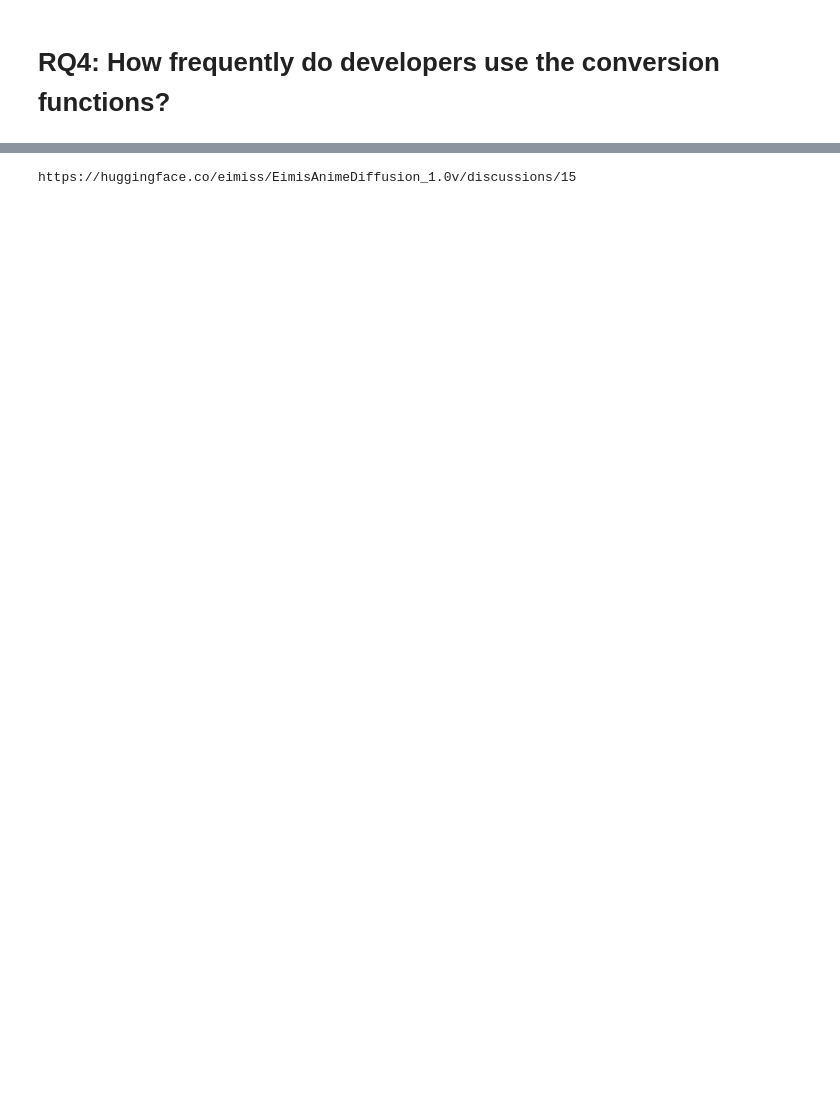
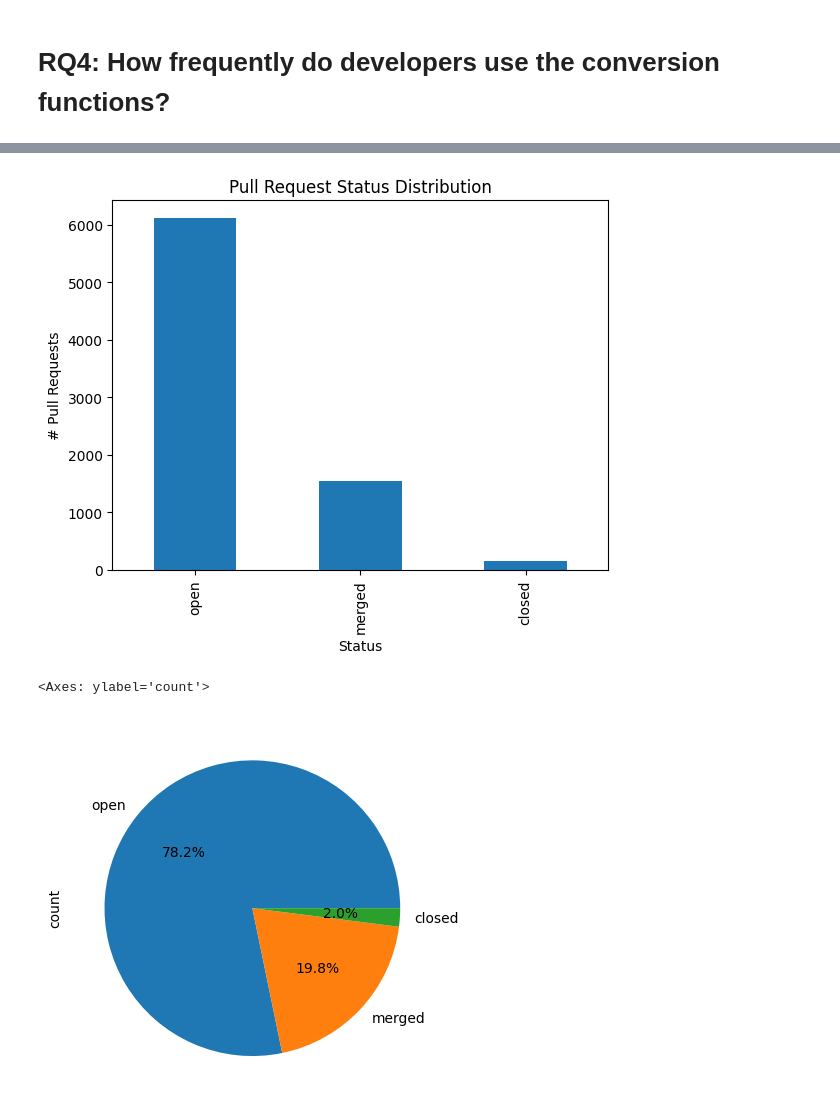
Before and after one commit to s2e-lab/model-evolution, a Jupyter notebook: scripts/notebooks/rq4_analysis.ipynb, the cells around one changed output, grey strips where cells are left out. Saved outputs shown, nothing was run; the diff lists cells and outputs as text; code cells hidden in the pictures; blank space fills up the shorter version.

```diff
--- a/scripts/notebooks/rq4_analysis.ipynb
+++ b/scripts/notebooks/rq4_analysis.ipynb
@@ -47,26 +67,19 @@ all_events
-# %%
-import requests
-# iterate over dataframe for empty status changes
-for index, row in tqdm(df.iterrows(), total=len(df)):
-    status_changes = row['status_changes']
-    if not status_changes:
-        # make an HTTP request to check if there is a merge conflict
-        pr_url = row['pr_url']
-        response = requests.get(pr_url)
-        if response.status_code == 200:
-            # check if merge conflict
-            if 'conflict' in response.text:
-                df.at[index, 'status_changes'] = 'CONFLICT'
-                print(pr_url)
-                break
-            # else:
-            #     df.at[index, 'status_changes'] = 'UNKNOWN'
-# %% [output]
-https://huggingface.co/eimiss/EimisAnimeDiffusion_1.0v/discussions/15
 # %%
 
 import matplotlib.pyplot as plt
 
-# POlot the distribution of status changes only for those with status changes
-df.value_counts().plot(kind='bar')
+# Plot the status distribution
+status_distribution = df['status'].value_counts()
+status_distribution.plot(kind='bar')
+# Add title and labels
+plt.title('Pull Request Status Distribution')
+plt.xlabel('Status')
+plt.ylabel('# Pull Requests')
 plt.show()
+
+# show pie chart
+status_distribution.plot.pie(autopct='%1.1f%%')
+# %% [output]
+[figure, added]
+<Axes: ylabel='count'>
+[figure, added]
```
Also changed, not shown: parts of 2 cells of this notebook, 5 other files.
